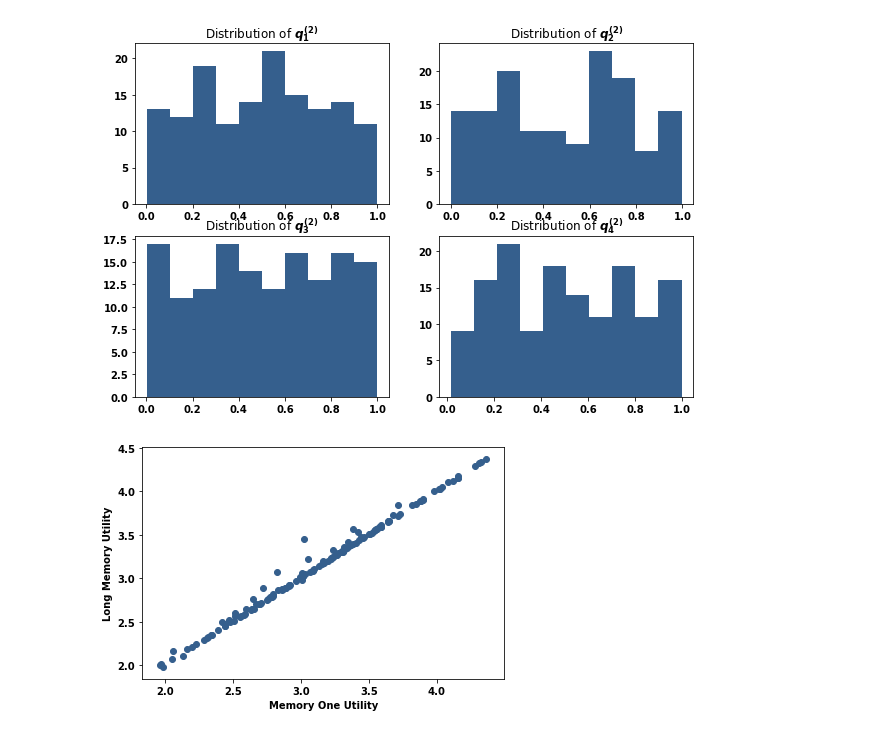
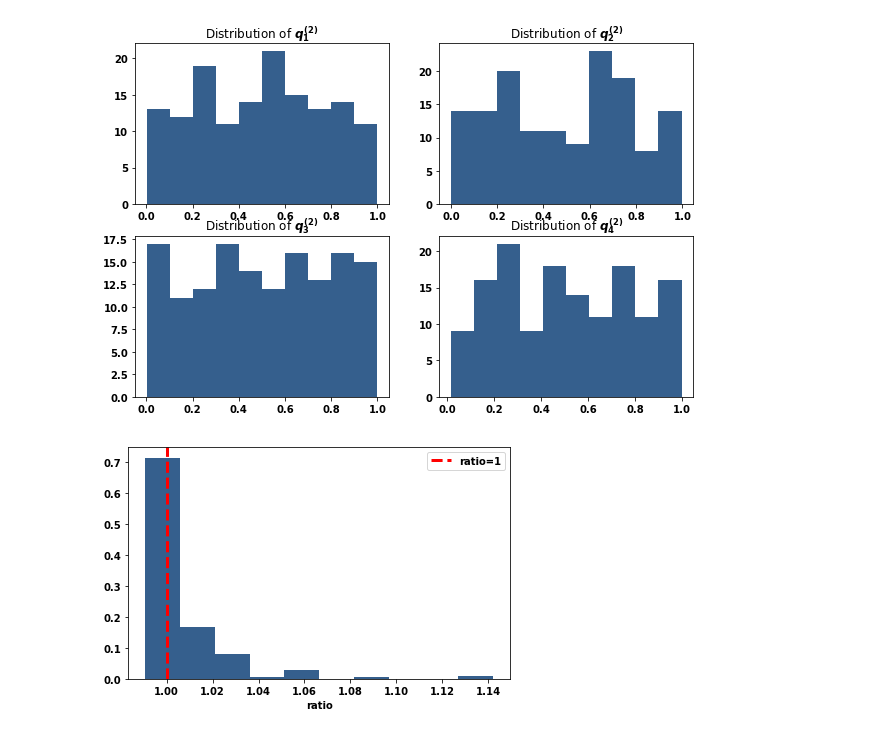
Before and after one commit to Nikoleta-v3/Memory-size-in-the-prisoners-dilemma, a Jupyter notebook: nbs/3. Numerical experiments.ipynb, the cells around one changed output. Saved outputs shown, nothing was run; the diff lists cells and outputs as text; code cells hidden in the pictures.

```diff
--- a/nbs/3. Numerical experiments.ipynb
+++ b/nbs/3. Numerical experiments.ipynb
@@ -224,19 +228,21 @@ with open("../tex/evo_sserror_table.tex", "w") as f:
 # %%
-fig, axes = plt.subplots(nrows=2, ncols=2, figsize=(10, 6.5))
+fig, axes = plt.subplots(nrows=2, ncols=2, figsize=(11, 7.5))
 
 for i in range(4):
     index = (int(i / 2), i % 2)
 
-    axes[index].violinplot(
+    parts = axes[index].violinplot(
         [df["mem_one_p_{}".format(i + 1)], df["evol_mem_one_p_{}".format(i + 1)]],
         showmeans=True,
     )
+#     print(np.median(df["mem_one_p_{}".format(i + 1)]), np.median(df["evol_mem_one_p_{}".format(i + 1)]))
     boxes = axes[index].boxplot(
         [df["mem_one_p_{}".format(i + 1)], df["evol_mem_one_p_{}".format(i + 1)]], showfliers=False
     )
     for bp in boxes['medians']:
         bp.set_color('red')
-        bp.set_linewidth(2)
+        bp.set_linestyle(':')
+        bp.set_linewidth(3)
     for bp in boxes['caps']:
         bp.set_color('black')
         bp.set_linewidth(2)
@@ -253,5 +259,7 @@ for i in range(4):
 
     plt.setp(axes[index], xticks=[1, 2], xticklabels=["tournaments", "evolutionary dynamics"])
 
-plt.savefig('../img/behaviour_violin_plots.pdf')
+#     axes[index].legend(handles=[mean, median],)
+plt.legend(handles=[mean, median], bbox_to_anchor=(.15, -0.15), ncol=2)
+plt.savefig('../img/behaviour_violin_plots.pdf', bbox_inches='tight')
 # %% [output]
@@ -354,15 +362,21 @@ x = range(len(df_with_gambler["gambler_utility"]))
 # %%
 fig, axes = plt.subplots()
 
-plt.scatter(df_with_gambler["mem_one_utility"],
-            df_with_gambler["gambler_utility"],
-            label="Gambler(2, 1, 1)", color=color);
+ratio = df_with_gambler["gambler_utility"] / df_with_gambler["mem_one_utility"]
+weights = ratio / len(ratio)
 
-plt.ylabel("Long Memory Utility", fontsize=10, fontweight="bold")
-plt.xlabel("Memory One Utility", fontsize=10, fontweight="bold");
+plt.hist(ratio, weights=weights, color=color);
+
+axes.axvline(1, color="red", linestyle="dashed", linewidth=3,
+    label="ratio=1"
+)
+
+plt.xlabel("ratio", fontsize=10, fontweight="bold")
+# plt.title("Long Memory Utility to Memory One Utility ratio", fontsize=10, fontweight="bold");
 
 fig.tight_layout()
+plt.legend();
 
 plt.savefig('../img/gambler_performance_against_mem_one.pdf')
 # %% [output]
-[figure, old version]
+[figure, new version]
```
Also changed, not shown: parts of 5 cells of this notebook, 17 other files.
